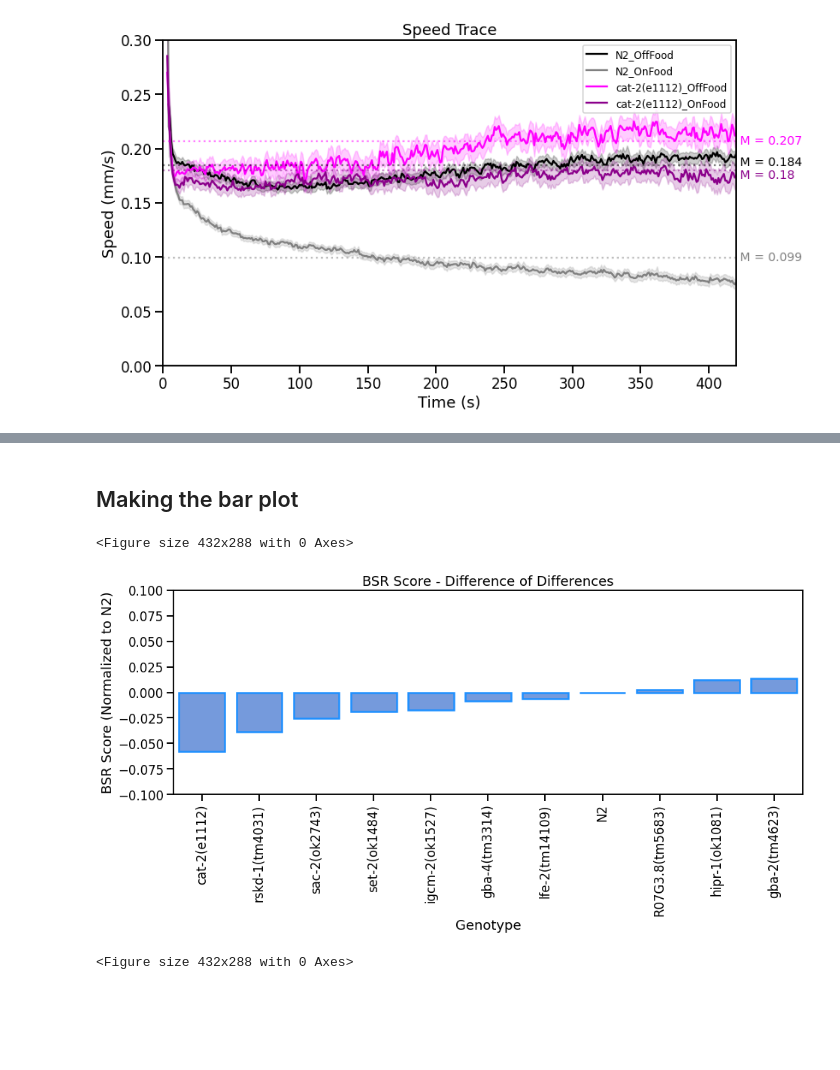
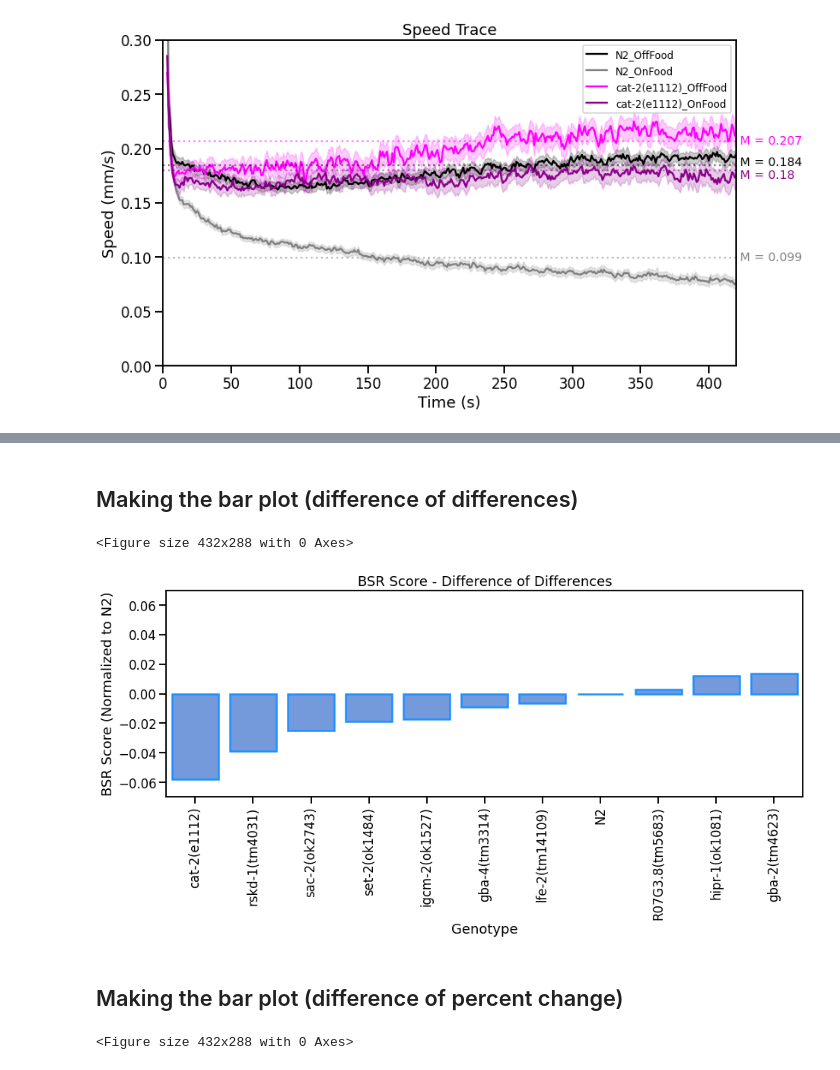
Before and after one commit to JosephLiangUBC/Joseph-Jupyter-Notebooks, a Jupyter notebook: Ben_postcsv_SpeedTraceNoFoodOnFoodExptUpdated_V2.0.ipynb, the cells around one changed output, grey strips where cells are left out. Drawn from its saved outputs; the diff is of its cells as text; code cells hidden in the pictures; blank space fills up the shorter version.

```diff
--- a/Ben_postcsv_SpeedTraceNoFoodOnFoodExptUpdated_V2.0.ipynb
+++ b/Ben_postcsv_SpeedTraceNoFoodOnFoodExptUpdated_V2.0.ipynb
@@ -303,33 +436,37 @@ print(avg_speed)
 # %% [markdown]
-## Making the bar plot
+## Making the bar plot (difference of differences)
 # %%
-Title = "BSR Score - Difference of Differences" #<---------------- Input Here -----------------
+Title = "BSR Score - Difference of Differences"  # <---------------- Input Here -----------------
 sns.set_context("talk")
 plt.figure(linewidth = 1)
 plt.figure(figsize = (15, 5))
 plt.gca().xaxis.grid(False)
 ax = sns.barplot(x = 'Genotype',
              y = 'Score_diff_of_diff',
-             data = speed_diff_sorted, #<--------------- Input Here -------------
+             data = speed_diff_sorted,  # <--------------- Input Here -------------
              color = 'CornflowerBlue',
              edgecolor = "DodgerBlue",
              linewidth = 2.5,
 #              seed=5,
 #              ci = 95, # 'sd' for SD, '68' for SEM
 #              palette = ['grey',
 #                         'black'
 #                        ]
                 )
 plt.xlabel("Genotype")
-plt.xticks(rotation=90)
+plt.xticks(rotation = 90)
 plt.ylabel("BSR Score (Normalized to N2)")
-plt.ylim(top = 0.1)
-plt.ylim(bottom = -0.1)
+# plt.ylim(top = 0.1)
+# plt.ylim(bottom = -0.1)
+plt.ylim(top = 0.07)
+plt.ylim(bottom = -0.07)
 plt.title(Title)
 # plt.legend(bbox_to_anchor=(1.02, 1), loc=2, borderaxespad=0.)
-plt.savefig(f'{Title}.jpg', format='jpg', dpi=450, bbox_inches = 'tight')
+plt.savefig(f'{Title}.jpg', format = 'jpg', dpi = 450, bbox_inches = 'tight')
 plt.show()
 # %% [output]
 <Figure size 432x288 with 0 Axes>
-[figure, old version]
+[figure, new version]
+# %% [markdown]
+## Making the bar plot (difference of percent change)
 # %%
```
Also changed, not shown: parts of 44 cells of this notebook.
